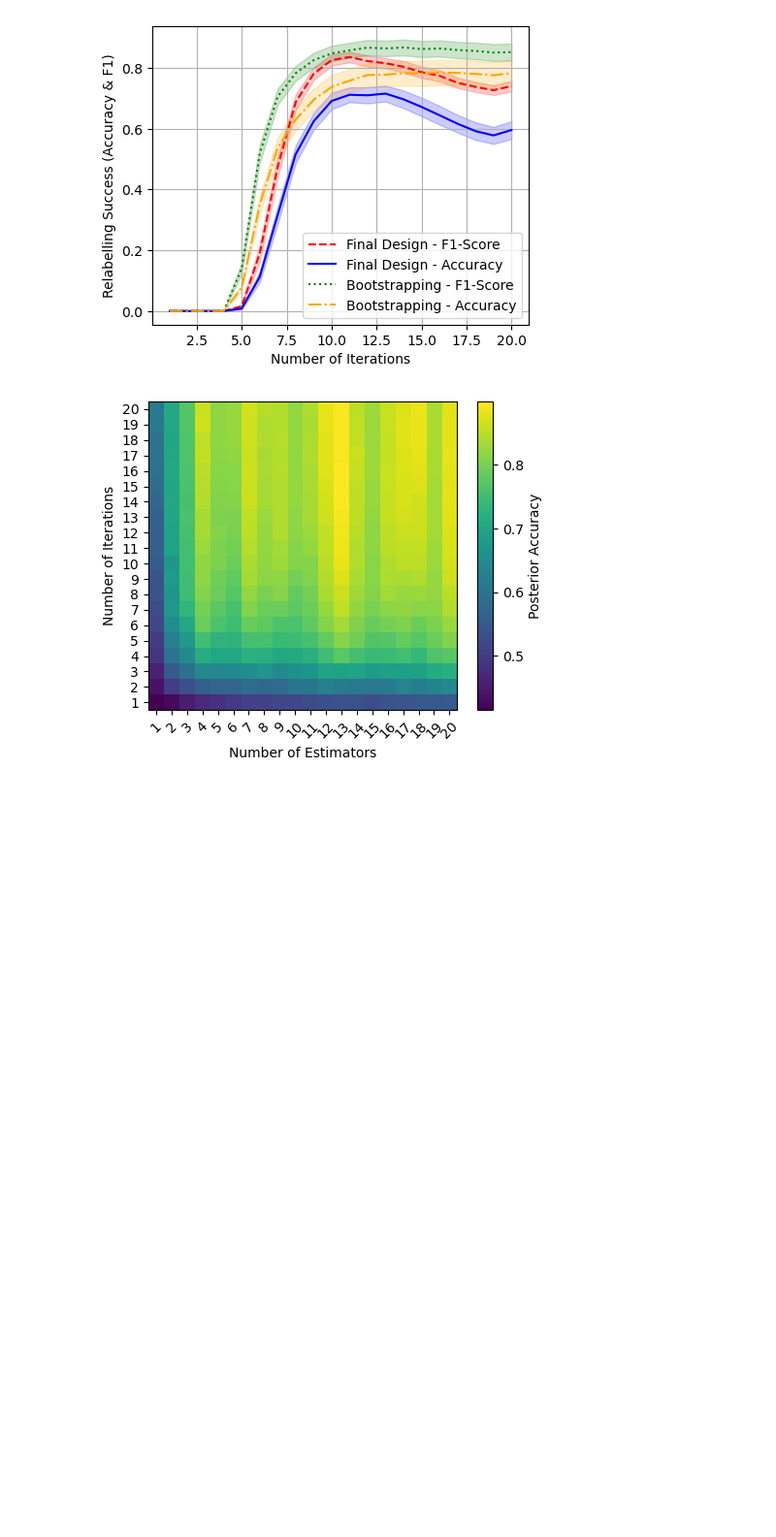
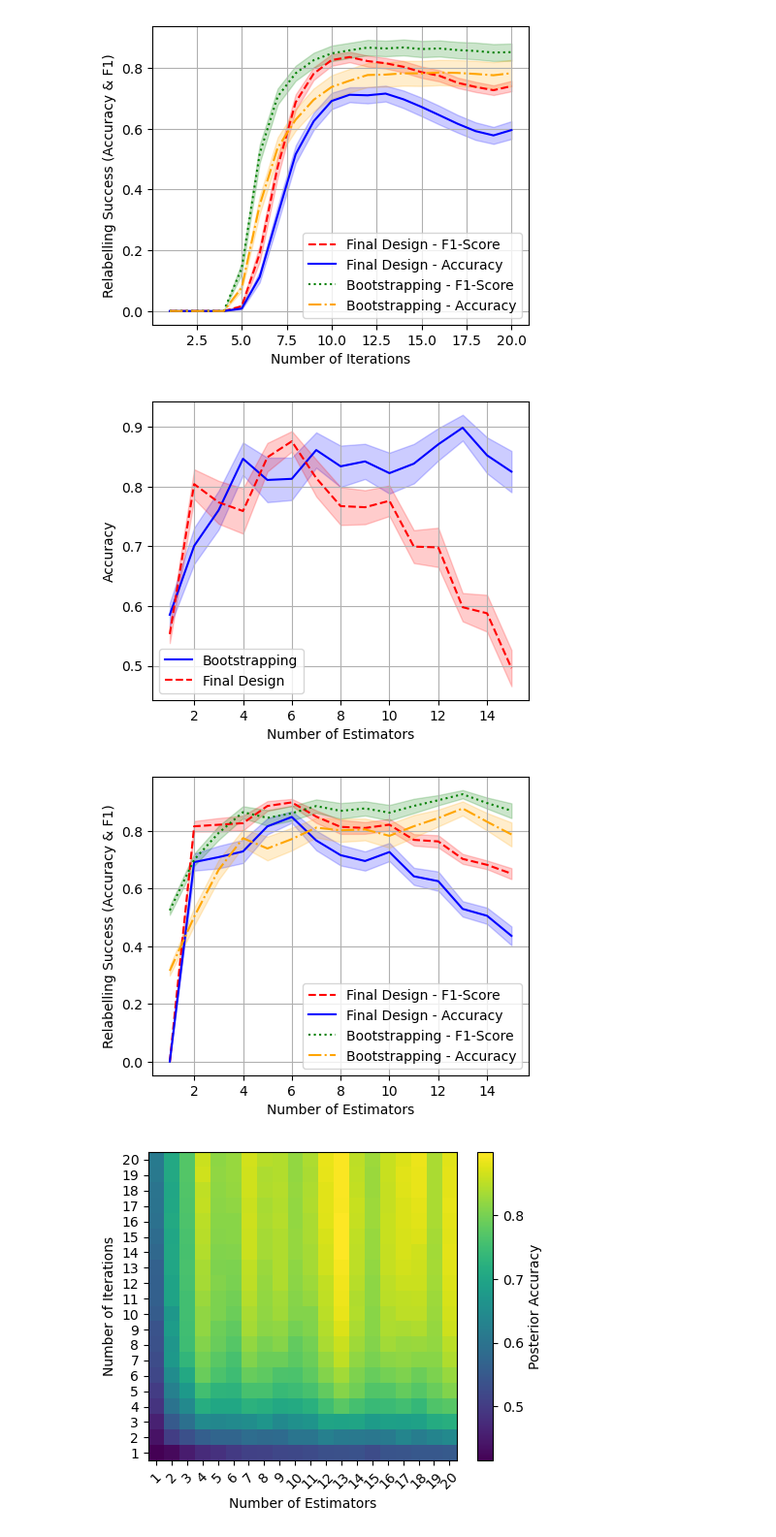
Before and after one commit to JElder03/ECM3401-Coursework, a Jupyter notebook: Final Desing/Experiments Parameters.ipynb, the cells around one changed output. Shown at 97% size. Drawn from its saved outputs; the diff is of its cells as text; code cells hidden in the pictures; blank space fills up the shorter version.

```diff
--- a/Final Desing/Experiments Parameters.ipynb
+++ b/Final Desing/Experiments Parameters.ipynb
@@ -226,3 +247,31 @@ plt.show()
+# %%
+# Accuracy lines
+plot_with_error_band(x_axis, accuracies_mean[2], accuracies_se[2], label="Bootstrapping", color='blue', linestyle='-')
+plot_with_error_band(x_axis, accuracies_mean[0], accuracies_se[0], label="Final Design", color='red', linestyle='--')
+
+plt.xlabel(fontsize=FONT_SIZE, xlabel = "Number of Estimators")
+plt.ylabel(fontsize=FONT_SIZE, ylabel = "Accuracy")
+plt.xticks(fontsize=FONT_SIZE)
+plt.yticks(fontsize=FONT_SIZE)
+plt.legend()
+plt.grid(True)
+plt.show()
+
+plot_with_error_band(x_axis, relabelling_f1_success[0], relabelling_f1_se[0], label="Final Design - F1-Score", color='red', linestyle='--')
+plot_with_error_band(x_axis, relabelling_acc_success[0], relabelling_acc_se[0], label="Final Design - Accuracy", color='blue')
+plot_with_error_band(x_axis, relabelling_f1_success[1], relabelling_f1_se[1], label="Bootstrapping - F1-Score", color='green', linestyle=':')
+plot_with_error_band(x_axis, relabelling_acc_success[1], relabelling_acc_se[1], label="Bootstrapping - Accuracy", color='orange', linestyle='-.')
+
+plt.xlabel(fontsize=FONT_SIZE, xlabel = "Number of Estimators")
+plt.ylabel(fontsize=FONT_SIZE, ylabel = "Relabelling Success (Accuracy & F1)")
+plt.xticks(fontsize=FONT_SIZE)
+plt.yticks(fontsize=FONT_SIZE)
+plt.legend()
+plt.grid(True)
+plt.show()
+# %% [output]
+[figure, added]
+[figure, added]
 # %%
 # Prepare 20x20 heatmaps for each metric
 accuracy_heatmap = np.zeros((20, 20))
```
Also changed, not shown: parts of 1 cell of this notebook, 10 other files.
